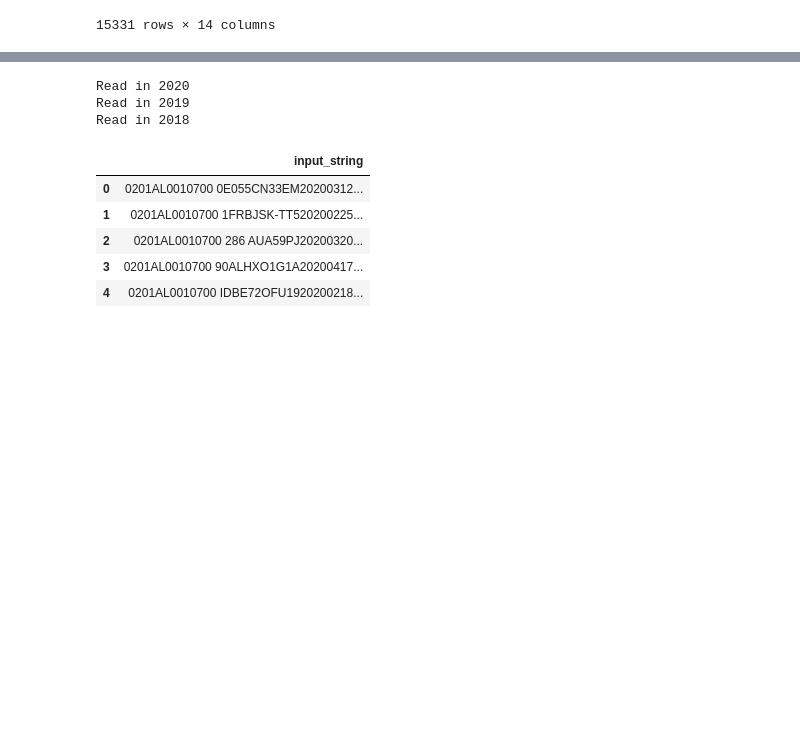
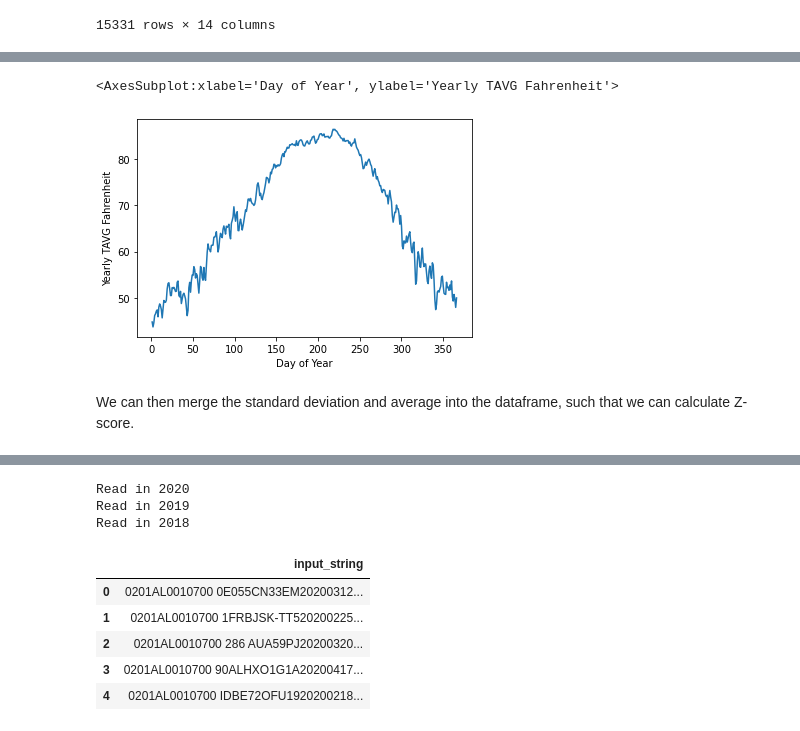
Before and after one commit to gavintchan/data200-grad-project, a Jupyter notebook: data200_grad_project.ipynb, the cells around one changed output, grey strips where cells are left out. Drawn from its saved outputs; the diff is of its cells as text; code cells hidden in the pictures; blank space fills up the shorter version.

```diff
--- a/data200_grad_project.ipynb
+++ b/data200_grad_project.ipynb
@@ -173,0 +312,11 @@ df_daily_CA_weather
+# %%
+def extract_day_of_year(df):
+    '''
+    adds Day of Year as a column to dataframe
+    '''
+    df['Day of Year'] = pd.to_datetime(df['Date'], format='%Y-%m-%d').dt.day_of_year
+
+    return df
+
+df_states_weather_years = extract_day_of_year(df_states_weather_years)
+df_states_weather_years
@@ -173,0 +341,21 @@ df_daily_CA_weather
+# %%
+# get Texas weather and graph average over 2010-2021 years
+df_weather_texas_raw = df_states_weather_years[df_states_weather_years['state']=='Texas']
+df_weather_texas_average = (
+    df_weather_texas_raw
+    .groupby('Day of Year')[['TAVG Fahrenheit']]
+    .mean()
+    .rename(columns={'TAVG Fahrenheit': 'Yearly TAVG Fahrenheit'})
+)
+
+df_weather_texas_std = (
+    df_weather_texas_raw
+    .groupby('Day of Year')[['TAVG Fahrenheit']]
+    .std()
+    .rename(columns={'TAVG Fahrenheit': 'Yearly STD Fahrenheit'})
+)
+
+sns.lineplot(data=df_weather_texas_average, x='Day of Year', y='Yearly TAVG Fahrenheit')
+# %% [output]
+<AxesSubplot:xlabel='Day of Year', ylabel='Yearly TAVG Fahrenheit'>
+[figure, added]
@@ -173,0 +364,2 @@ df_daily_CA_weather
+# %% [markdown]
+We can then merge the standard deviation and average into the dataframe, such that we can calculate Z-score.
```
Also changed, not shown: parts of 54 cells of this notebook.
